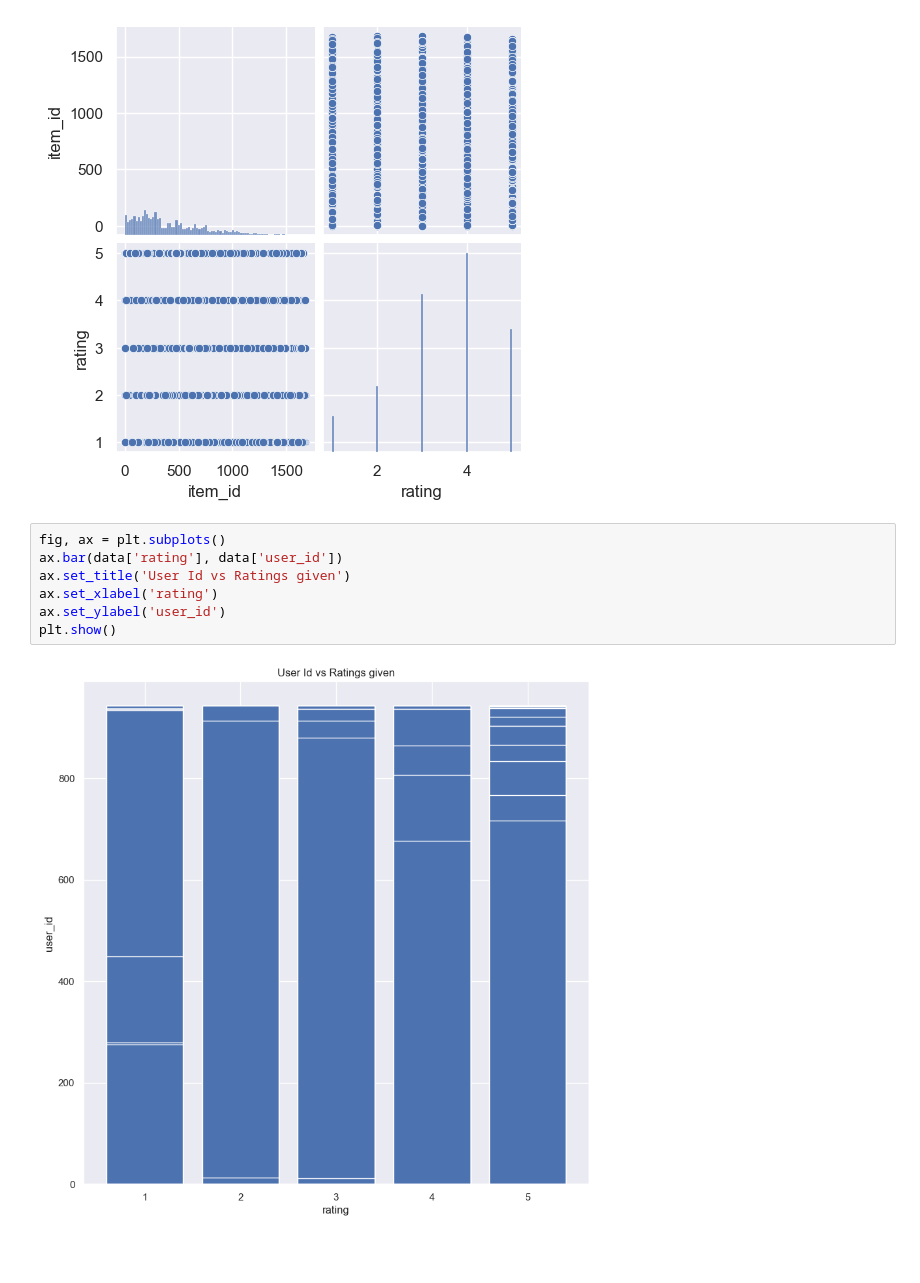
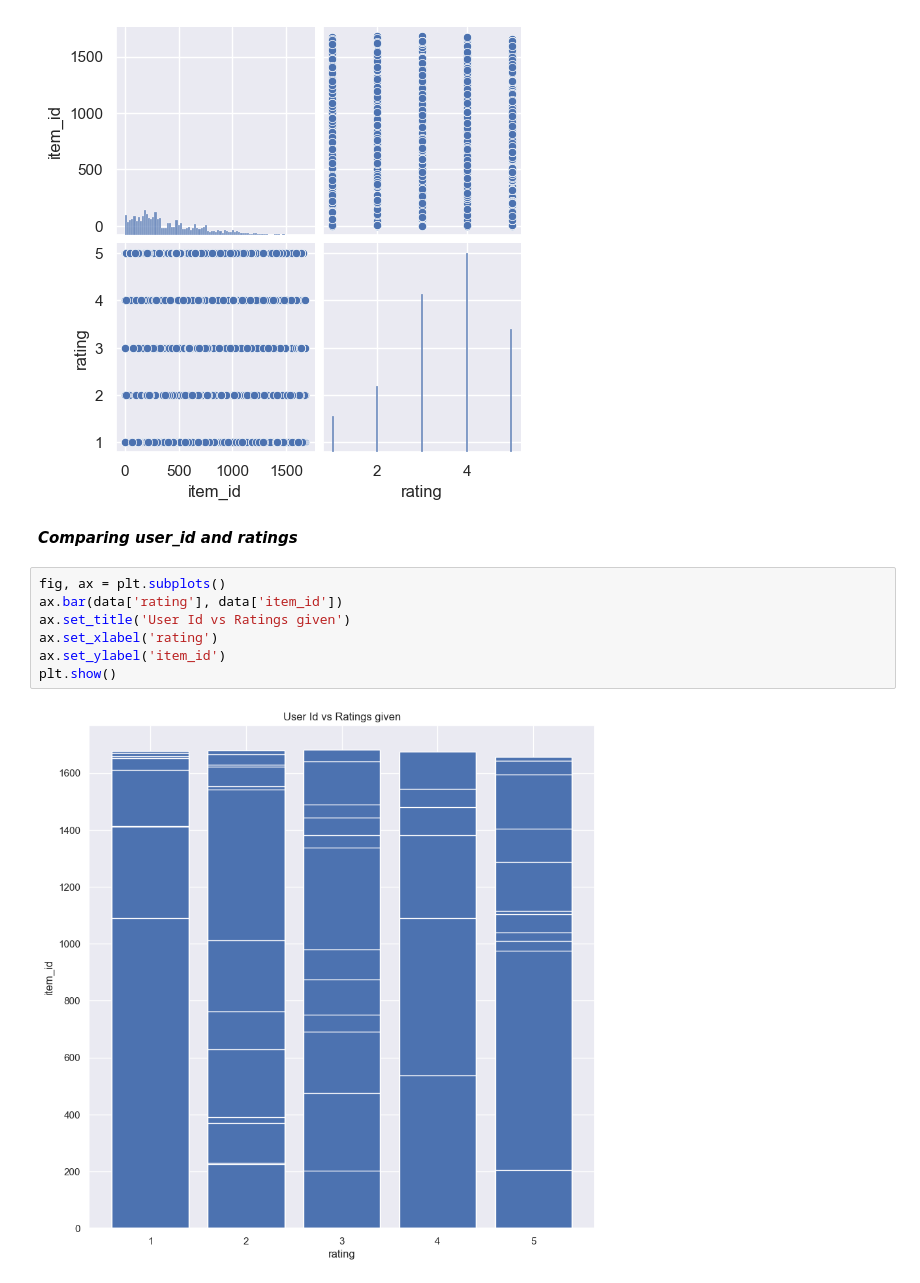
Before and after one commit to Zaq00/Movie-Recomender-System, a Jupyter notebook: model.ipynb, the cells around one changed output. Saved outputs shown, nothing was run; the diff lists cells and outputs as text; blank space fills up the shorter version.

```diff
--- a/model.ipynb
+++ b/model.ipynb
@@ -63,12 +67,14 @@ sns.pairplot(data_frame_2)
 # %% [output]
 <seaborn.axisgrid.PairGrid at 0x...>
 [figure]
+# %% [markdown]
+***Comparing user_id and ratings***
 # %%
 fig, ax = plt.subplots()
-ax.bar(data['rating'], data['user_id'])
+ax.bar(data['rating'], data['item_id'])
 ax.set_title('User Id vs Ratings given')
 ax.set_xlabel('rating')
-ax.set_ylabel('user_id')
+ax.set_ylabel('item_id')
 plt.show()
 # %% [output]
-[figure, old version]
+[figure, new version]
```
Also changed, not shown: parts of 22 cells of this notebook.
